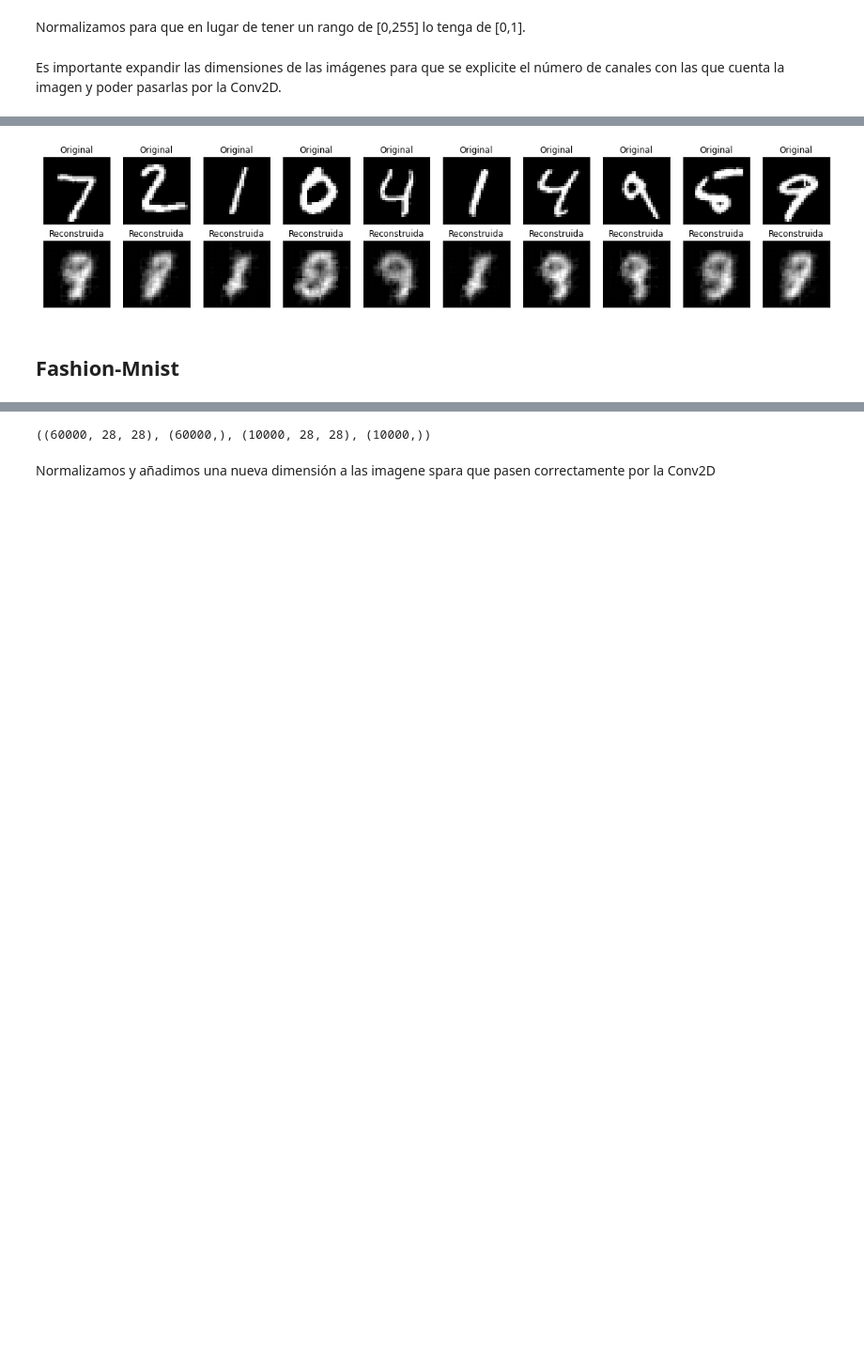
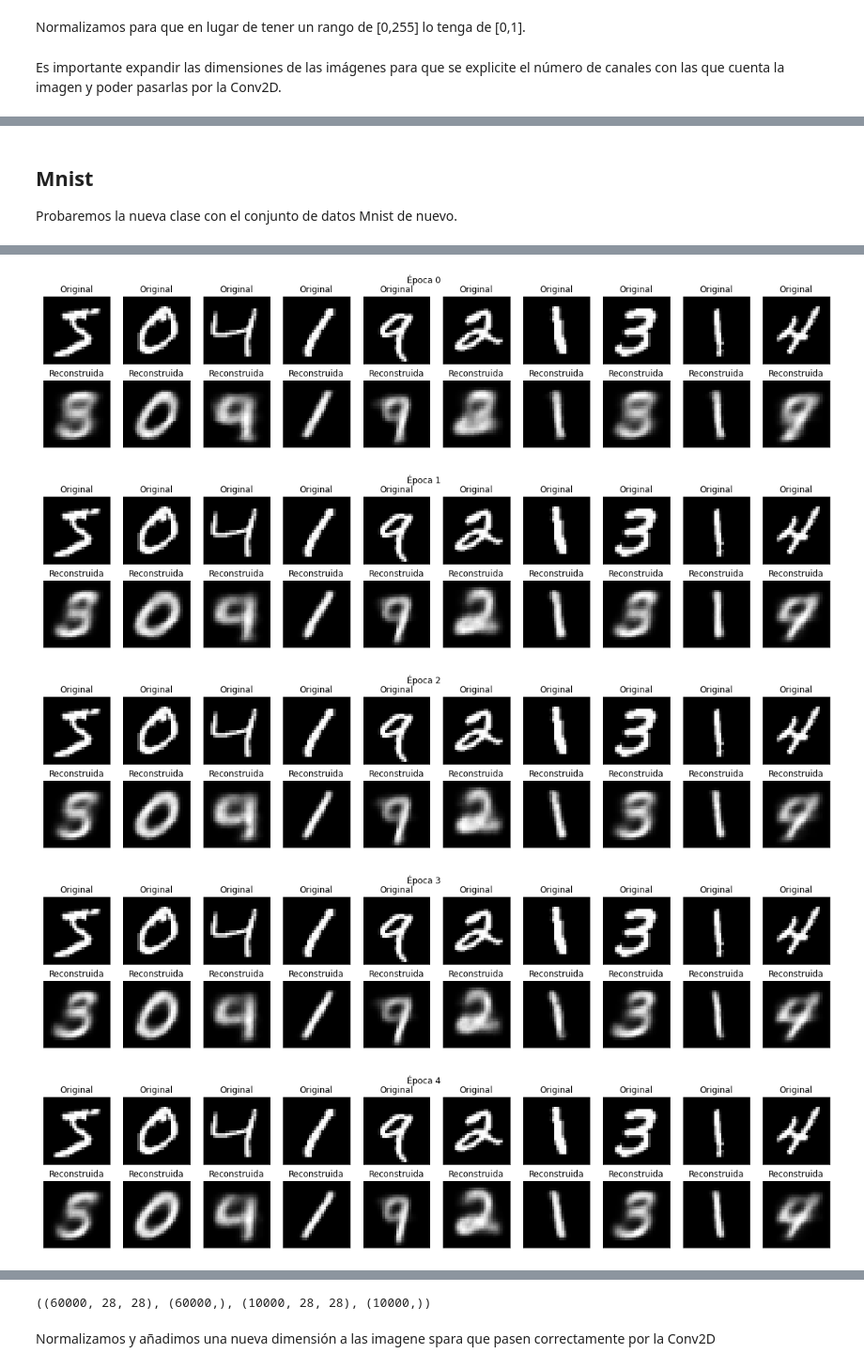
Before and after one commit to Rietta5/VAE-GAN, a Jupyter notebook: Notebooks/AutoEncoder_conv.ipynb, the cells around one changed output, grey strips where cells are left out. Shown: that part at 94% size. Cells and saved outputs as stored; diff of their text form; code cells hidden in the pictures; blank space fills up the shorter version.

```diff
--- a/Notebooks/AutoEncoder_conv.ipynb
+++ b/Notebooks/AutoEncoder_conv.ipynb
@@ -205,6 +284,18 @@ decoded_imgs = ae_conv.decoder(encoded_imgs).numpy()
-# %%
-reconstruccion(n = 10, data = Xtest)
-# %% [output]
-[figure, removed]
-# %% [markdown]
-## Fashion-Mnist
+# %% [markdown]
+## Mnist
+
+Probaremos la nueva clase con el conjunto de datos Mnist de nuevo.
+# %%
+ae_conv_d = AutoEncoder_conv_d(input_shape=Xtrain.shape[1],latent_dim=2)
+# %%
+#Seleccionamos el optimizador y la función de pérdida
+ae_conv_d.compile(optimizer=tf.keras.optimizers.Adam(learning_rate=0.002),
+                loss="binary_crossentropy")
+# %%
+history = ae_conv_d.fit(Xtrain, Xtrain,
+                           epochs=5,
+                           batch_size=64,
+                           shuffle=True,
+                           validation_data=(Xtest, Xtest),
+                           callbacks=[CallBackReconstruccion(n=10, latent_dim=2, data=Xtrain)])
+# %% [output]
@@ -210,0 +312,5 @@ reconstruccion(n = 10, data = Xtest)
+[figure, added]
+[figure, added]
+[figure, added]
+[figure, added]
+[figure, added]
```
Also changed, not shown: parts of 39 cells of this notebook.
